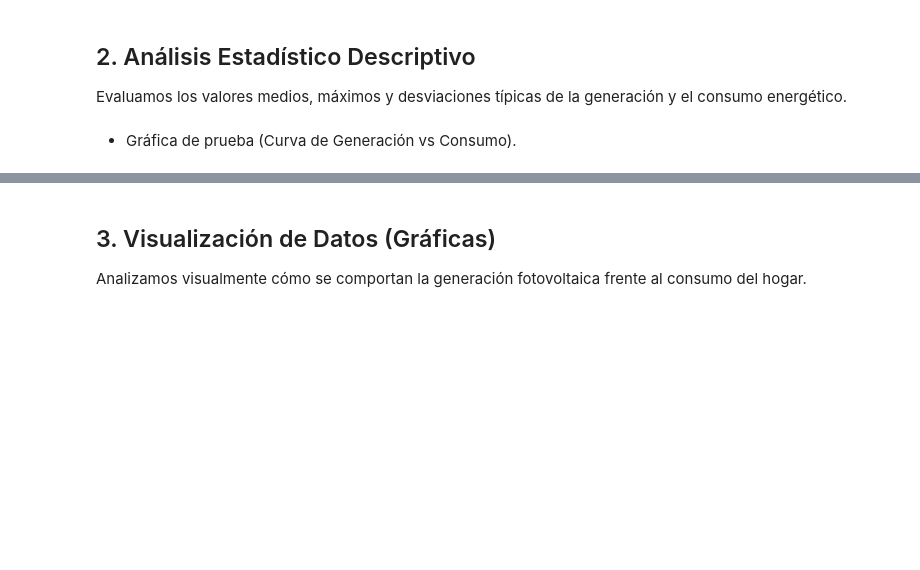
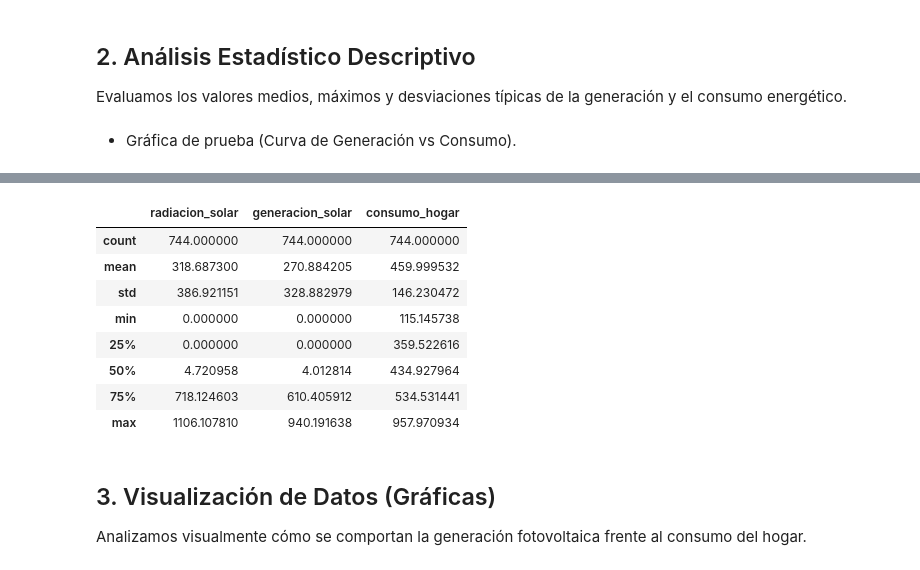
Before and after one commit to proyectotalentosinfronteras/Start-Energy-AI, a Jupyter notebook: notebooks/Start Energy AI - Proyecto Módulo 6.ipynb, the cells around one changed output, grey strips where cells are left out. Saved outputs shown, nothing was run; the diff lists cells and outputs as text; code cells hidden in the pictures; blank space fills up the shorter version.

```diff
--- a/notebooks/Start Energy AI - Proyecto Módulo 6.ipynb
+++ b/notebooks/Start Energy AI - Proyecto Módulo 6.ipynb
@@ -78,7 +146,16 @@ plt.show()
 # %%
 #Estadísticas básicas
-Python
 df.describe()
+# %% [output]
+|  | radiacion_solar | generacion_solar | consumo_hogar |
+| count | 744.000000 | 744.000000 | 744.000000 |
+| mean | 318.687300 | 270.884205 | 459.999532 |
+| std | 386.921151 | 328.882979 | 146.230472 |
+| min | 0.000000 | 0.000000 | 115.145738 |
+| 25% | 0.000000 | 0.000000 | 359.522616 |
+| 50% | 4.720958 | 4.012814 | 434.927964 |
+| 75% | 718.124603 | 610.405912 | 534.531441 |
+| max | 1106.107810 | 940.191638 | 957.970934 |
 # %% [markdown]
 ## 3. Visualización de Datos (Gráficas)
 Analizamos visualmente cómo se comportan la generación fotovoltaica frente al consumo del hogar.
```
Also changed, not shown: parts of 11 cells of this notebook, 1 other file.
